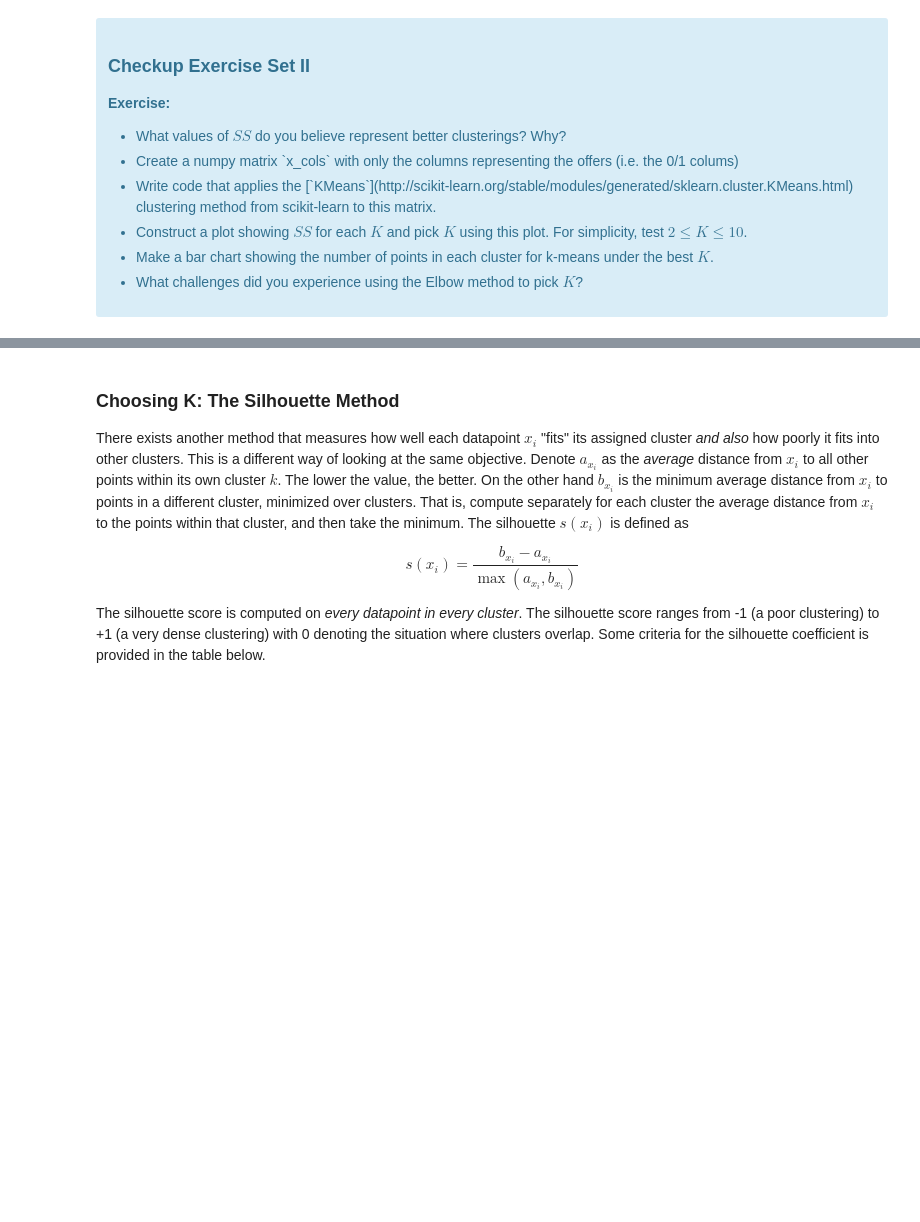
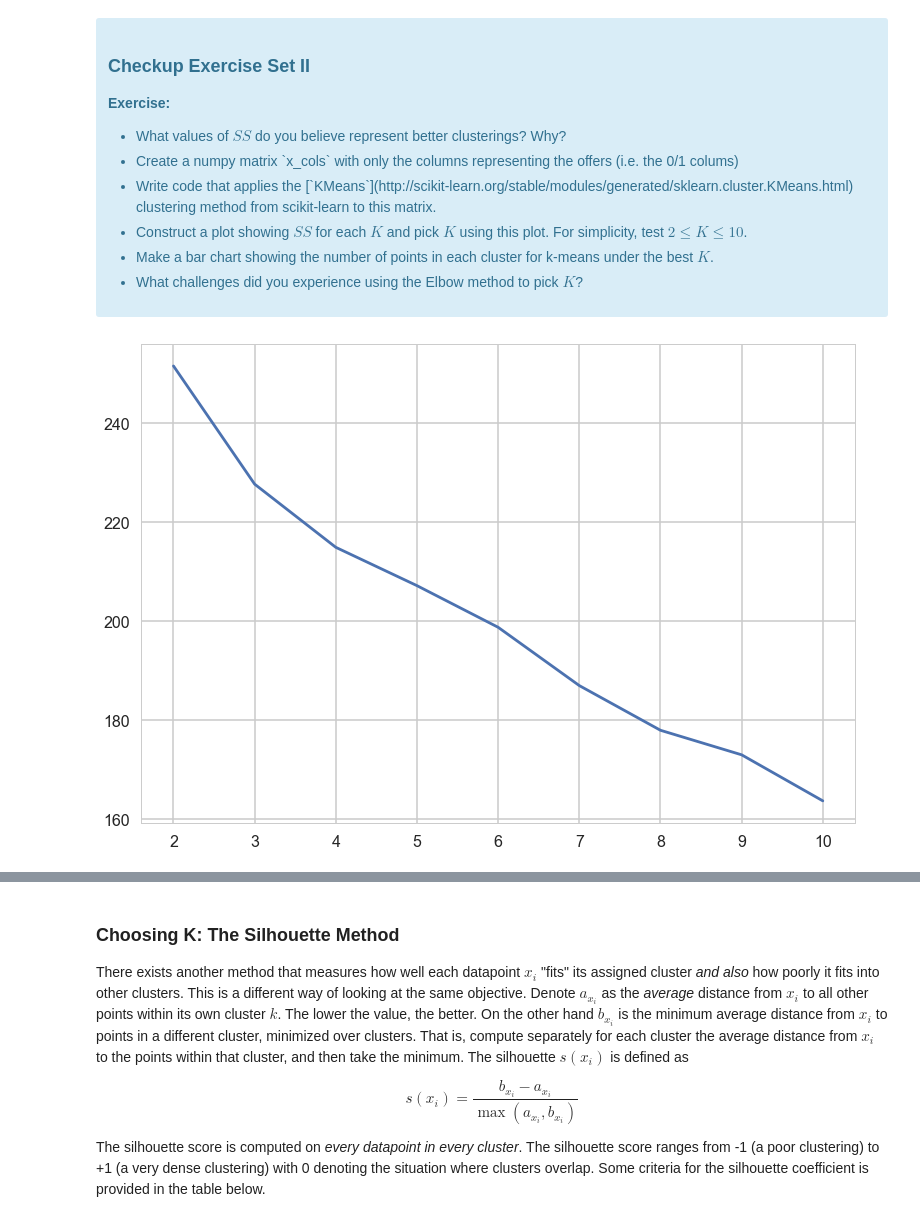
Before and after one commit to klane/springboard, a Jupyter notebook: machine-learning/clustering/clustering.ipynb, the cells around one changed output, grey strips where cells are left out. Drawn from its saved outputs; the diff is of its cells as text; code cells hidden in the pictures; blank space fills up the shorter version.

Commit message:
Complete clustering exercises

```diff
--- a/machine-learning/clustering/clustering.ipynb
+++ b/machine-learning/clustering/clustering.ipynb
@@ -48,0 +61,6 @@ The first thing we need is a way to compare customers. To do this, we're going t
+# %%
+#your turn
+df = pd.merge(df_transactions, df_offers, on='offer_id')
+df = pd.pivot_table(df, values='n', index=['customer_name'], columns=['offer_id'])
+df[df.isnull()] = 0
+df.head()
@@ -76,0 +102,19 @@ where $x_i$ is a point, $C_k$ represents cluster $k$ and $\mu_k$ is the centroid
+# %%
+# your turn
+import numpy as np
+from sklearn.cluster import KMeans
+from scipy.spatial.distance import cdist
+
+x_cols = df.as_matrix()
+K = range(2,11)
+kmeans = [KMeans(n_clusters=k, random_state=0).fit(x_cols) for k in K]
+centroids = [k.cluster_centers_ for k in kmeans]
+# dist = [cdist(x_cols, cent, 'sqeuclidean') for cent in centroids]
+k_euclid = [cdist(df.values, cent) for cent in centroids]
+dist = [np.min(ke, axis=1) for ke in k_euclid]
+wcss = [sum(d**2) for d in dist]
+
+plt.plot(K, wcss)
+plt.show()
+# %% [output]
+[figure, added]
```
Also changed, not shown: parts of 18 cells of this notebook.
